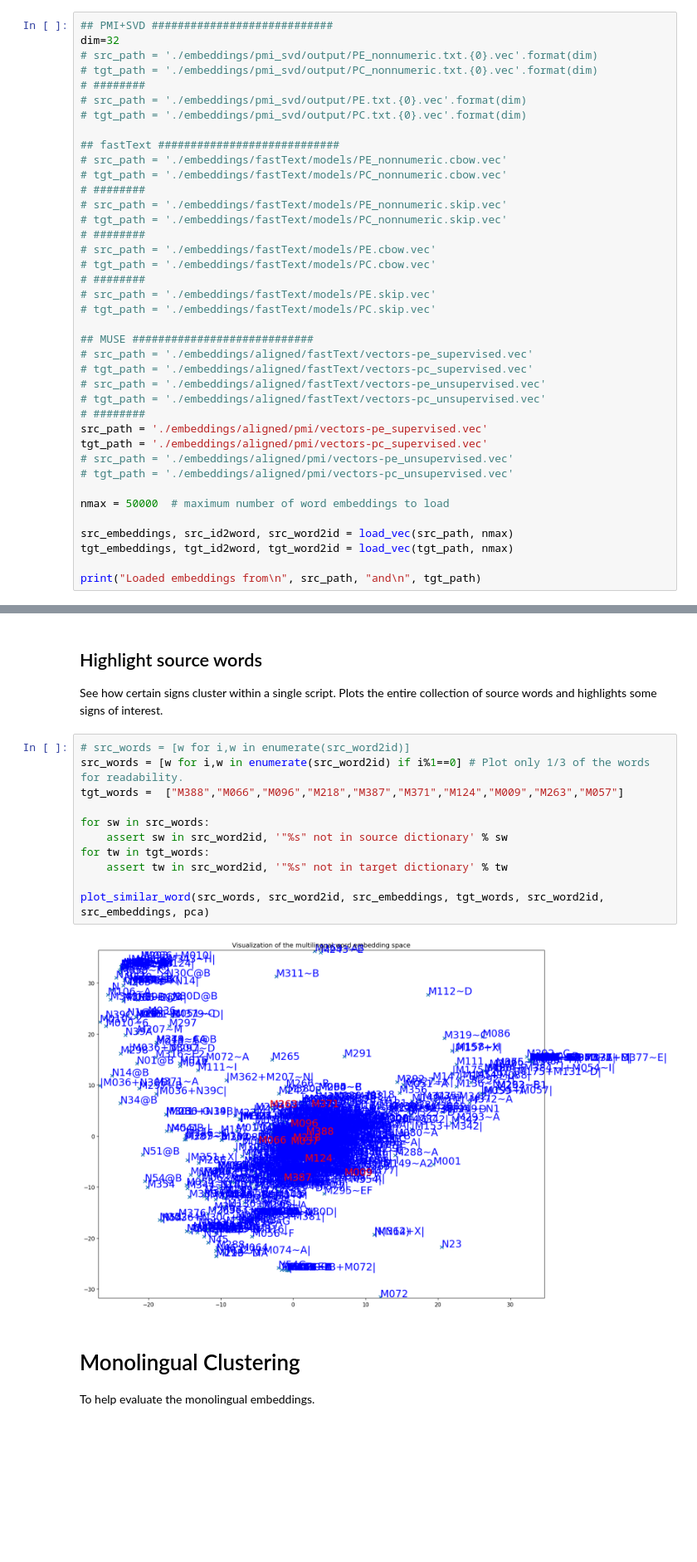
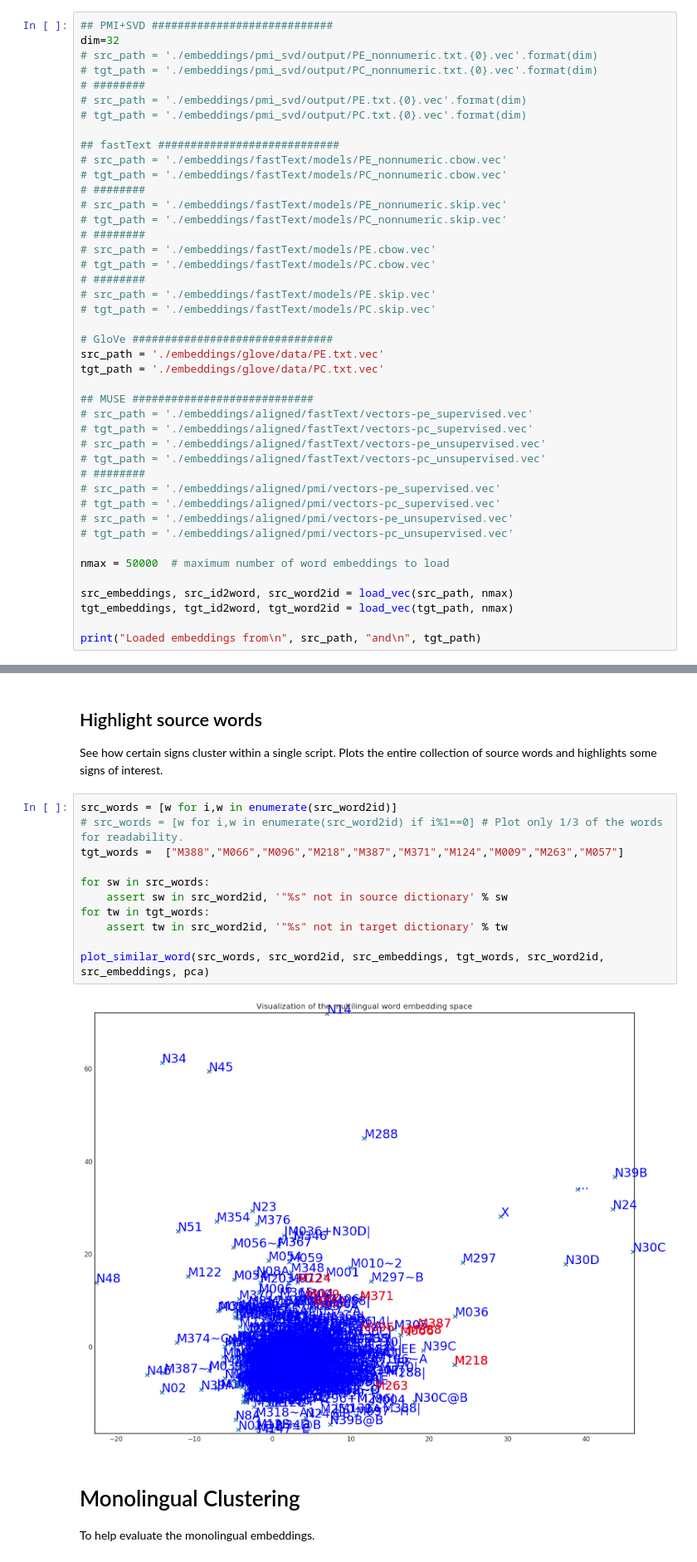
Before and after one commit to MrLogarithm/muse-visualization, a Jupyter notebook: visualize.ipynb, the cells around one changed output, grey strips where cells are left out. Shown at 83% size. Saved outputs shown, nothing was run; the diff lists cells and outputs as text; blank space fills up the shorter version.

Commit message:
Added GloVe embeddings.

```diff
--- a/visualize.ipynb
+++ b/visualize.ipynb
@@ -46,14 +46,18 @@ dim=32
 # src_path = './embeddings/fastText/models/PE.skip.vec'
 # tgt_path = './embeddings/fastText/models/PC.skip.vec'
 
+# GloVe ###############################
+src_path = './embeddings/glove/data/PE.txt.vec'
+tgt_path = './embeddings/glove/data/PC.txt.vec'
+
 ## MUSE ############################
 # src_path = './embeddings/aligned/fastText/vectors-pe_supervised.vec'
 # tgt_path = './embeddings/aligned/fastText/vectors-pc_supervised.vec'
 # src_path = './embeddings/aligned/fastText/vectors-pe_unsupervised.vec'
 # tgt_path = './embeddings/aligned/fastText/vectors-pc_unsupervised.vec'
 # ########
-src_path = './embeddings/aligned/pmi/vectors-pe_supervised.vec'
-tgt_path = './embeddings/aligned/pmi/vectors-pc_supervised.vec'
+# src_path = './embeddings/aligned/pmi/vectors-pe_supervised.vec'
+# tgt_path = './embeddings/aligned/pmi/vectors-pc_supervised.vec'
 # src_path = './embeddings/aligned/pmi/vectors-pe_unsupervised.vec'
 # tgt_path = './embeddings/aligned/pmi/vectors-pc_unsupervised.vec'
 
@@ -208,18 +212,18 @@ plot_similar_word(src_words, src_word2id, src_embeddings, tgt_words, tgt_word2id
 
 See how certain signs cluster within a single script. Plots the entire collection of source words and highlights some signs of interest.
 # %%
-# src_words = [w for i,w in enumerate(src_word2id)]
-src_words = [w for i,w in enumerate(src_word2id) if i%1==0] # Plot only 1/3 of the words for readability.
+src_words = [w for i,w in enumerate(src_word2id)]
+# src_words = [w for i,w in enumerate(src_word2id) if i%1==0] # Plot only 1/3 of the words for readability.
 tgt_words =  ["M388","M066","M096","M218","M387","M371","M124","M009","M263","M057"]
 
 for sw in src_words:
     assert sw in src_word2id, '"%s" not in source dictionary' % sw
 for tw in tgt_words:
     assert tw in src_word2id, '"%s" not in target dictionary' % tw
 
 plot_similar_word(src_words, src_word2id, src_embeddings, tgt_words, src_word2id, src_embeddings, pca)
 # %% [output]
-[figure, old version]
+[figure, new version]
 # %% [markdown]
 # Monolingual Clustering
 To help evaluate the monolingual embeddings.
```
Also changed, not shown: parts of 5 cells of this notebook, 5 other files.
